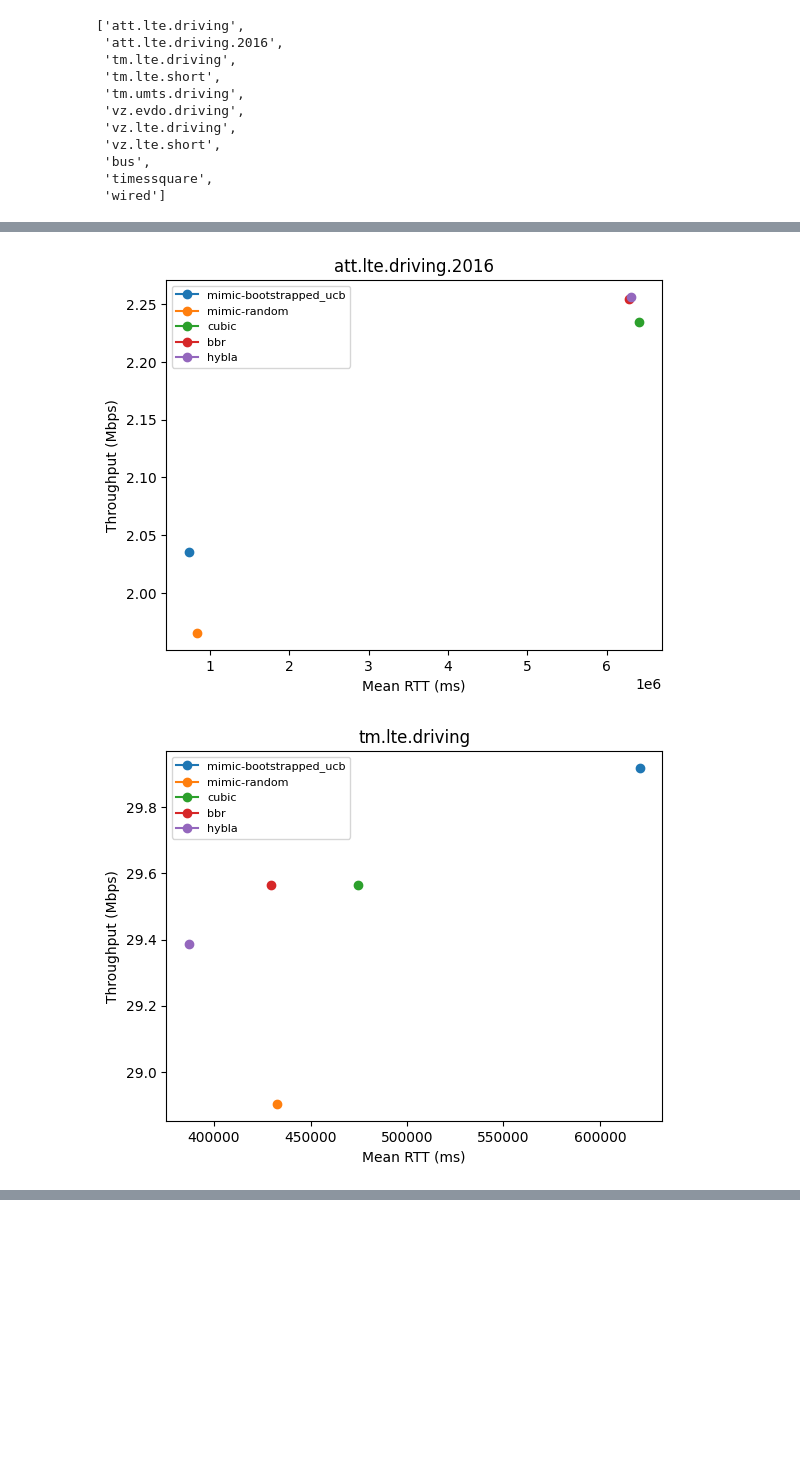
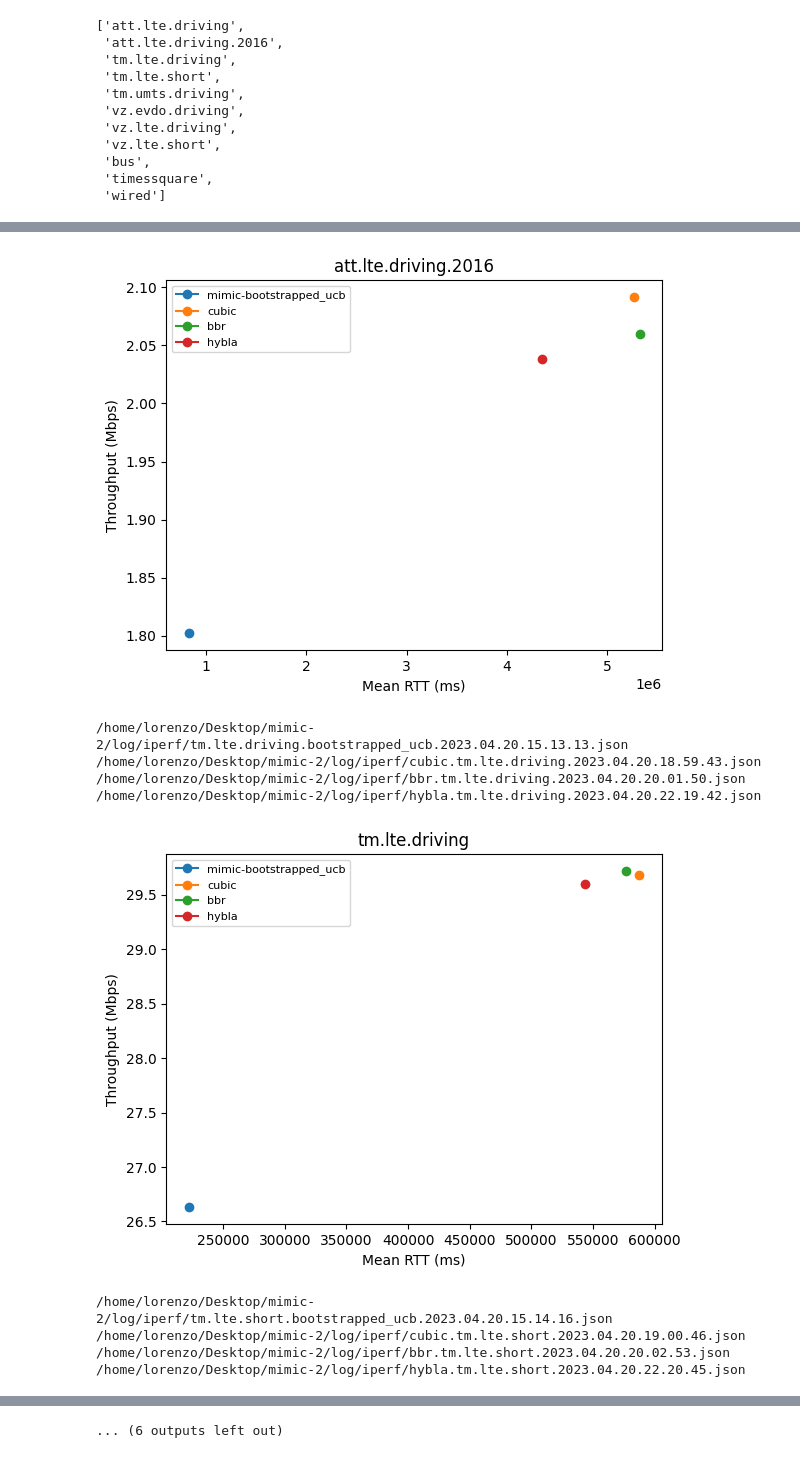
Before and after one commit to lorepap/mutant, a Jupyter notebook: analysis/notebook/mab_latency_vs_thruput.ipynb, the cells around one changed output, grey strips where cells are left out. Drawn from its saved outputs; the diff is of its cells as text; code cells hidden in the pictures; blank space fills up the shorter version.

```diff
--- a/analysis/notebook/mab_latency_vs_thruput.ipynb
+++ b/analysis/notebook/mab_latency_vs_thruput.ipynb
@@ -80,6 +87,6 @@ print(test)
 {'start': {'connected': [{'socket': 5, 'local_host': '100.64.0.2', 'local_port': 34548, 'remote_host': '10.0.2.15', 'remote_port': 5201}], 'version': 'iperf 3.1.3', 'system_info': 'Linux ubuntu-bionic ...
 # %%
-save = True
+save = False
 import matplotlib.pyplot as plt
 for trace in traces:
 
@@ -90,38 +97,43 @@ for trace in traces:
     cubic_config = read_json_file(get_config(f"cubic.{trace}"))
     bbr_config = read_json_file(get_config(f"bbr.{trace}"))
     hybla_config = read_json_file(get_config(f"hybla.{trace}"))
-    random_config = read_json_file(get_config(f"{trace}.random_policy"))
+    # random_config = read_json_file(get_config(f"{trace}.random_policy"))
 
     # Get metrics
-    mimic_metrics = mimic_config['end']['streams'][0]['sender']
-    cubic_metrics = cubic_config['end']['streams'][0]['sender']
-    bbr_metrics = bbr_config['end']['streams'][0]['sender']
-    hybla_metrics = hybla_config['end']['streams'][0]['sender']
-    random_metrics = random_config['end']['streams'][0]['sender']
+    mimic_metrics_receiver = mimic_config['end']['streams'][0]['receiver']
+    cubic_metrics_receiver = cubic_config['end']['streams'][0]['receiver']
+    bbr_metrics_receiver = bbr_config['end']['streams'][0]['receiver']
+    hybla_metrics_receiver = hybla_config['end']['streams'][0]['receiver']
+    # random_metrics_receiver = random_config['end']['streams'][0]['receiver']
 
+    mimic_metrics_sender = mimic_config['end']['streams'][0]['sender']
+    cubic_metrics_sender = cubic_config['end']['streams'][0]['sender']
+    bbr_metrics_sender = bbr_config['end']['streams'][0]['sender']
+    hybla_metrics_sender = hybla_config['end']['streams'][0]['sender']
+    # random_metrics_sender = random_config['end']['streams'][0]['sender']
 
     #  Get latency
-    mimic_min_rtt = mimic_metrics['mean_rtt']
-    cubic_min_rtt = cubic_metrics['mean_rtt']
-    bbr_min_rtt = bbr_metrics['mean_rtt']
-    hybla_min_rtt = hybla_metrics['mean_rtt']
-    random_min_rtt = random_metrics['mean_rtt']
+    mimic_mean_rtt = mimic_metrics_sender['mean_rtt']
+    cubic_mean_rtt = cubic_metrics_sender['mean_rtt']
+    bbr_mean_rtt = bbr_metrics_sender['mean_rtt']
+    hybla_mean_rtt = hybla_metrics_sender['mean_rtt']
+    # random_min_rtt = random_metrics_sender['mean_rtt']
 
 
     #  Get thruput
-    mimic_thruput = mimic_metrics['bits_per_second']*10**(-6)
-    cubic_thruput = cubic_metrics['bits_per_second']*10**(-6)
-    bbr_thruput = bbr_metrics['bits_per_second']*10**(-6)
-    hybla_thruput = hybla_metrics['bits_per_second']*10**(-6)
-    random_thruput = random_metrics['bits_per_second']*10**(-6)
+    mimic_thruput = mimic_metrics_receiver['bits_per_second']*10**(-6)
+    cubic_thruput = cubic_metrics_receiver['bits_per_second']*10**(-6)
+    bbr_thruput = bbr_metrics_receiver['bits_per_second']*10**(-6)
+    hybla_thruput = hybla_metrics_receiver['bits_per_second']*10**(-6)
+    # random_thruput = random_metrics_receiver['bits_per_second']*10**(-6)
 
     # Plot
     fig, ax = plt.subplots()
-    ax.plot(mimic_min_rtt, mimic_thruput, marker='o', label=f'mimic-{policy}')
-    ax.plot(random_min_rtt, random_thruput, marker='o', label='mimic-random')
-    ax.plot(cubic_min_rtt, cubic_thruput, marker='o', label='cubic')
-    ax.plot(bbr_min_rtt, bbr_thruput, marker='o', label='bbr')
-    ax.plot(hybla_min_rtt, hybla_thruput, marker='o', label='hybla')
+    ax.plot(mimic_mean_rtt, mimic_thruput, marker='o', label=f'mimic-{policy}')
+    # ax.plot(random_min_rtt, random_thruput, marker='o', label='mimic-random')
+    ax.plot(cubic_mean_rtt, cubic_thruput, marker='o', label='cubic')
+    ax.plot(bbr_mean_rtt, bbr_thruput, marker='o', label='bbr')
+    ax.plot(hybla_mean_rtt, hybla_thruput, marker='o', label='hybla')
 
     # set axis labels and legend
     ax.set_title(trace)
@@ -140,2 +160,10 @@ for trace in traces:
-[figure, old version]
+[figure, new version]
+/home/lorenzo/Desktop/mimic-2/log/iperf/tm.lte.driving.bootstrapped_ucb.2023.04.20.15.13.13.json
+/home/lorenzo/Desktop/mimic-2/log/iperf/cubic.tm.lte.driving.2023.04.20.18.59.43.json
+/home/lorenzo/Desktop/mimic-2/log/iperf/bbr.tm.lte.driving.2023.04.20.20.01.50.json
+/home/lorenzo/Desktop/mimic-2/log/iperf/hybla.tm.lte.driving.2023.04.20.22.19.42.json
-[figure, old version]
+[figure, new version]
+/home/lorenzo/Desktop/mimic-2/log/iperf/tm.lte.short.bootstrapped_ucb.2023.04.20.15.14.16.json
+/home/lorenzo/Desktop/mimic-2/log/iperf/cubic.tm.lte.short.2023.04.20.19.00.46.json
+/home/lorenzo/Desktop/mimic-2/log/iperf/bbr.tm.lte.short.2023.04.20.20.02.53.json
+/home/lorenzo/Desktop/mimic-2/log/iperf/hybla.tm.lte.short.2023.04.20.22.20.45.json
@@ -149,0 +181 @@ for trace in traces:
+... (6 outputs left out)
```
Also changed, not shown: parts of 4 cells of this notebook, 25 other files.
